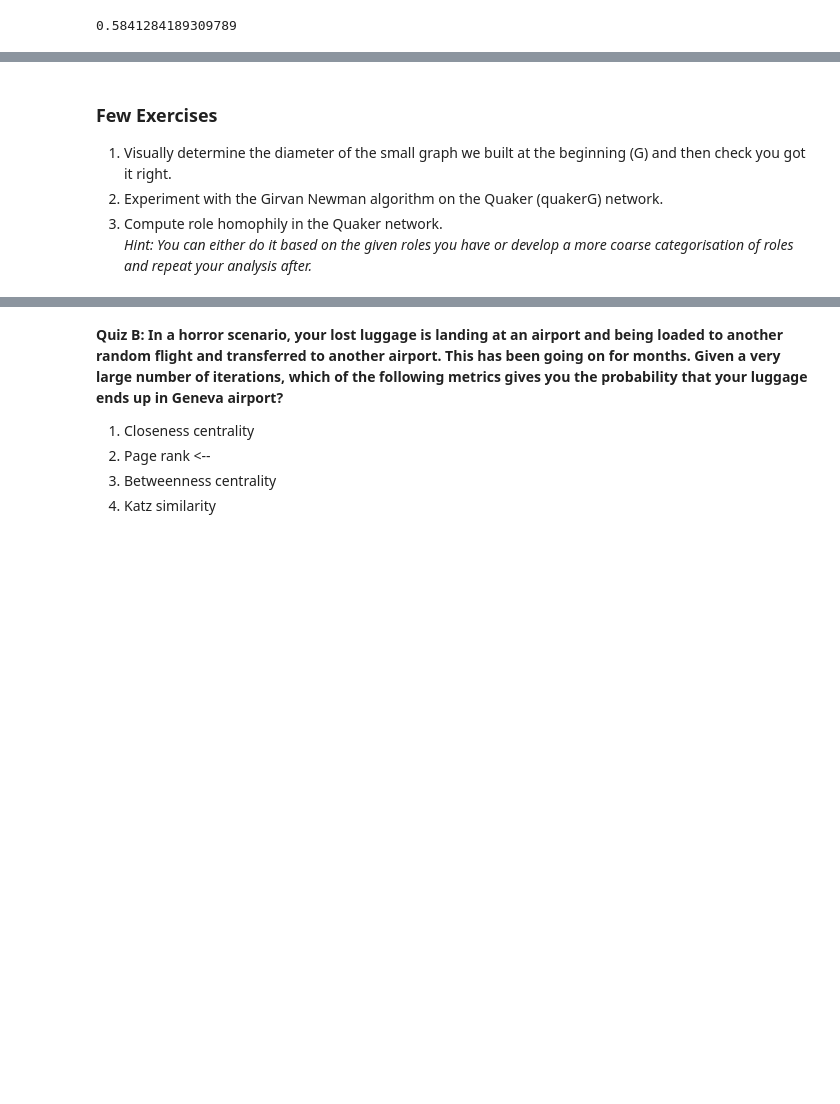
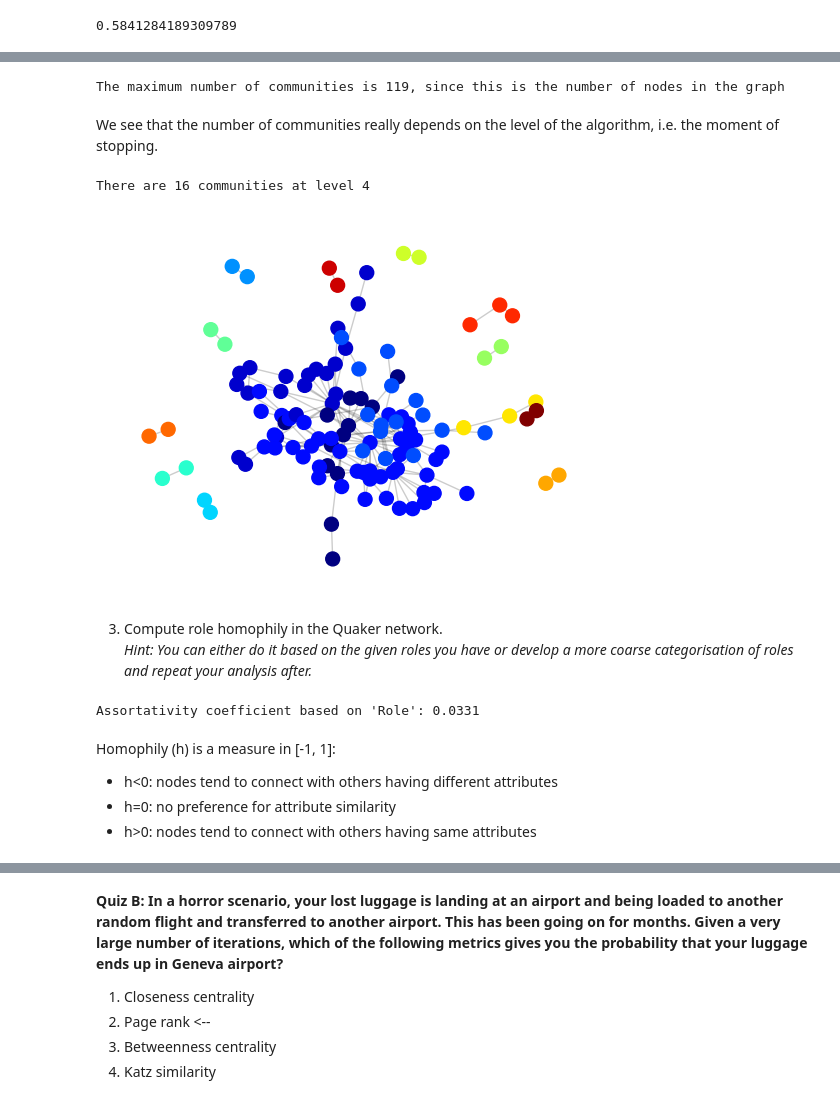
Before and after one commit to claireFriedrich/ada, a Jupyter notebook: Exercises/10 - Handling networks/HandlingNetworks_Tutorial_Exercises.ipynb, the cells around one changed output, grey strips where cells are left out. Drawn from its saved outputs; the diff is of its cells as text; code cells hidden in the pictures; blank space fills up the shorter version.

```diff
--- a/Exercises/10 - Handling networks/HandlingNetworks_Tutorial_Exercises.ipynb
+++ b/Exercises/10 - Handling networks/HandlingNetworks_Tutorial_Exercises.ipynb
@@ -583,9 +629,56 @@ nx.numeric_assortativity_coefficient(quakerG, 'Deathdate')
+# %%
+print(f"The maximum number of communities is {len(quakerG.nodes)}, since this is the number of nodes in the graph")
+# %% [output]
+The maximum number of communities is 119, since this is the number of nodes in the graph
+# %% [markdown]
+We see that the number of communities really depends on the level of the algorithm, i.e. the moment of stopping.
+# %%
+# the following command generates an iterable of community partitions.
+# each element of the iterable represents a division of the network into communities at a specific step of the algorithm
+# intially, the network is a single community
+# as the algorithm proceeds, sub-communities are created by removing edges with the highest edge betweenness
+# at inifitiy steps, each node is its own community
+
+community_partitions = girvan_newman(quakerG)
+
+# as in the example in the sries, we access the 4th level of splitting of the Girvan Newmann algorithm
+level_4th = next(itertools.islice(community_partitions, 3, 4))
+
+print(f"There are {len(level_4th)} communities at level 4")
+
+# the goal here is to assign a "community color" to each node according to the communitiy it belongs to
+community_colors = []
+
+# iterate over all nodes of the network
+for node in quakerG.nodes:
+    # iterate over all communities to see to which one the node corresponds to
+    for i, community in enumerate(level_4th):
+        if node in community:
+            community_colors.append(i)
+# %% [output]
+There are 16 communities at level 4
+# %%
+# noe we only have to plot the "community network" to visually see the communities!!
+pos = nx.spring_layout(quakerG,k=0.2)
+ec = nx.draw_networkx_edges(quakerG, pos, alpha=0.2)
+nc = nx.draw_networkx_nodes(quakerG, pos, nodelist=quakerG.nodes(), node_color=community_colors, node_size=100, cmap=plt.cm.jet)
+plt.axis('off')
+plt.show()
+# %% [output]
+[figure, added]
 # %% [markdown]
-### Few Exercises
-1. Visually determine the diameter of the small graph we built at the beginning (G) and then check you got it right.
-2. Experiment with the Girvan Newman algorithm on the Quaker (quakerG) network.
 3. Compute role homophily in the Quaker network.
 *Hint: You can either do it based on the given roles you have or develop a more coarse categorisation of roles and repeat your analysis after.*
+# %%
+role_homophily = nx.attribute_assortativity_coefficient(quakerG, 'Role')
+print(f"Assortativity coefficient based on 'Role': {round(role_homophily, 4)}")
+# %% [output]
+Assortativity coefficient based on 'Role': 0.0331
+# %% [markdown]
+Homophily (h) is a measure in [-1, 1]:
+- h<0: nodes tend to connect with others having different attributes
+- h=0: no preference for attribute similarity
+- h>0: nodes tend to connect with others having same attributes
 # %% [markdown]
 **Quiz A: Given the following adjacency matrix of a graph:**
 
```
Also changed, not shown: parts of 21 cells of this notebook.
